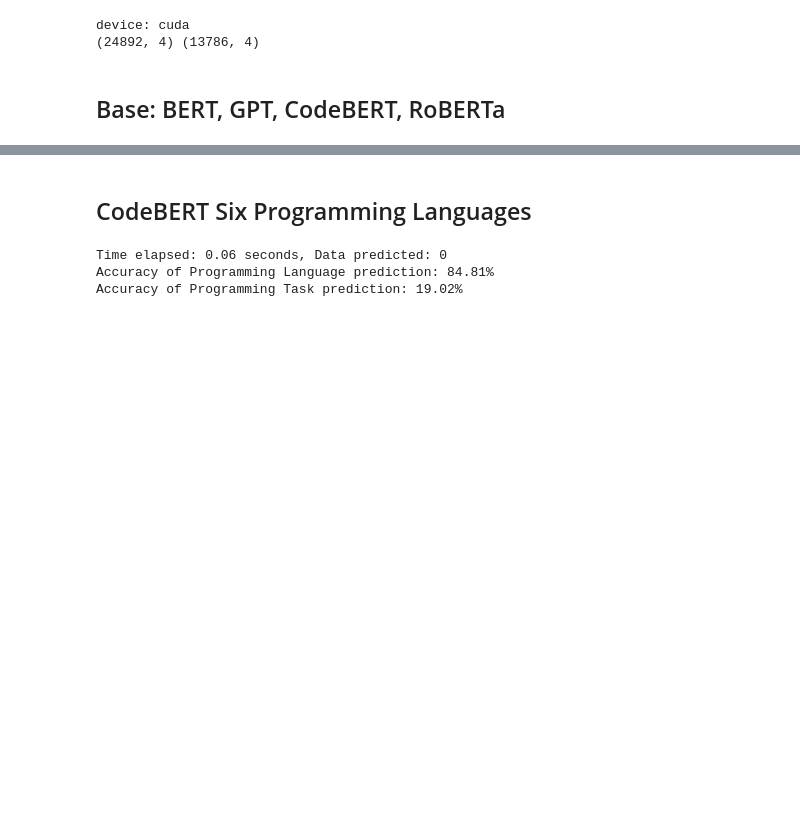
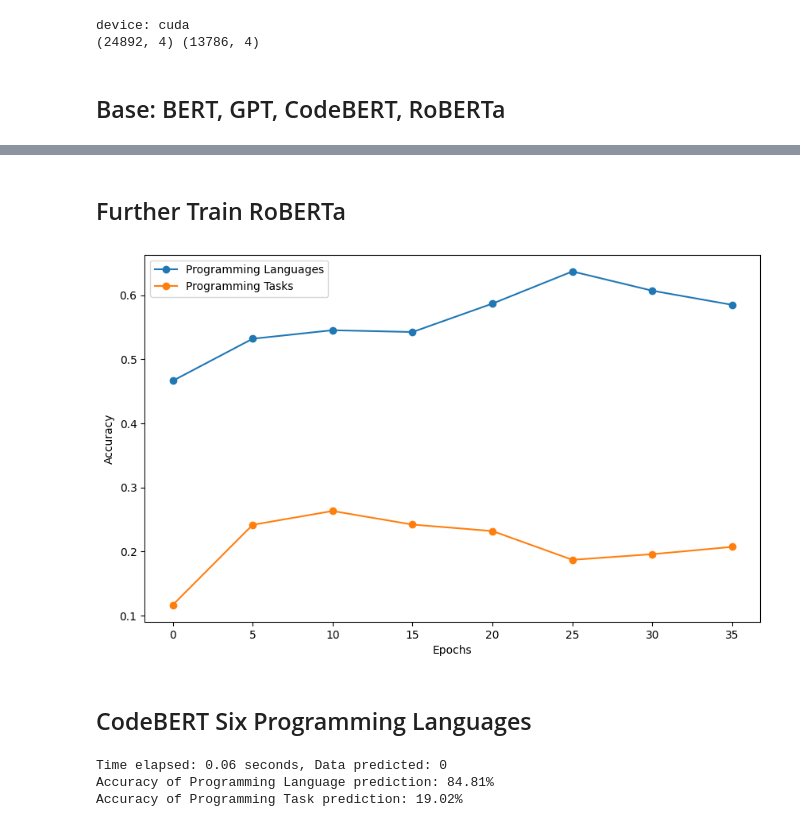
Before and after one commit to Simin404/literate_programming_llm, a Jupyter notebook: analyze_emb.ipynb, the cells around one changed output, grey strips where cells are left out. Cells and saved outputs as stored; diff of their text form; code cells hidden in the pictures; blank space fills up the shorter version.

```diff
--- a/analyze_emb.ipynb
+++ b/analyze_emb.ipynb
@@ -110,8 +102,7 @@ plot_multi_count(counts, data_labels)
 # %%
 import pickle
-
-datasets = [bert_dic_lang, gpt_dic_lang, codegpt_dic_lang, codebert_dic_lang, roberta_dic_lang]
-data_labels = ['BERT', 'GPT2' , 'CodeGPT' , 'CodeBERT' , 'RoBERTa']
 for i in range(len(data_labels)):
-    with open('out/'+data_labels[i]+'.pkl', 'wb') as fp:
-        pickle.dump(datasets[i], fp)
+    with open('out/lang_'+data_labels[i]+'.pkl', 'wb') as fp:
+        pickle.dump(dataset_lang[i], fp)
+    with open('out/task_'+data_labels[i]+'.pkl', 'wb') as fp:
+        pickle.dump(dataset_task[i], fp)
@@ -155,3 +109,36 @@ RoBERTa
+# %%
+import pickle
+
+bert_dic_lang, gpt_dic_lang, codegpt_dic_lang, codebert_dic_lang, roberta_dic_lang = {}, {}, {}, {}, {}
+bert_dic_task, gpt_dic_task, codegpt_dic_task, codebert_dic_task, roberta_dic_task = {}, {}, {}, {}, {}
+dataset_lang = [bert_dic_lang, gpt_dic_lang, codegpt_dic_lang, codebert_dic_lang, roberta_dic_lang]
+dataset_task = [bert_dic_task, gpt_dic_task, codegpt_dic_task, codebert_dic_task, roberta_dic_task]
+data_labels = ['BERT', 'GPT2' , 'CodeGPT' , 'CodeBERT' , 'RoBERTa']
+for i in range(len(data_labels)):
+    with open('out/lang_'+data_labels[i]+'.pkl', 'rb') as handle:
+        dataset_lang[i] = pickle.load(handle)
+    with open('out/task_'+data_labels[i]+'.pkl', 'rb') as handle:
+        dataset_task[i] = pickle.load(handle)
+# %% [markdown]
+## Further Train RoBERTa
+# %%
+import matplotlib.pyplot as plt
+
+plt.figure(figsize=(10, 6))
+
+acc_lang = [0.4663, 0.5320, 0.5453, 0.5425, 0.5869, 0.6371, 0.6070, 0.5849]
+acc_task = [0.1163, 0.2415, 0.2631, 0.2419, 0.2318, 0.1869, 0.1957, 0.2071]
+epoch = [i for i in range(0,40,5)]
+plt.plot(epoch, acc_lang, marker='o', label='Programming Languages')
+plt.plot(epoch, acc_task, marker='o', label='Programming Tasks')
+
+plt.xlabel('Epochs')
+plt.ylabel('Accuracy')
+plt.xticks(epoch)
+plt.legend()
+plt.savefig('image/acc_over_epoch.png')
+# %% [output]
+[figure, added]
 # %% [markdown]
 ## CodeBERT Six Programming Languages
 # %%
```
Also changed, not shown: parts of 16 cells of this notebook, 12 other files.
